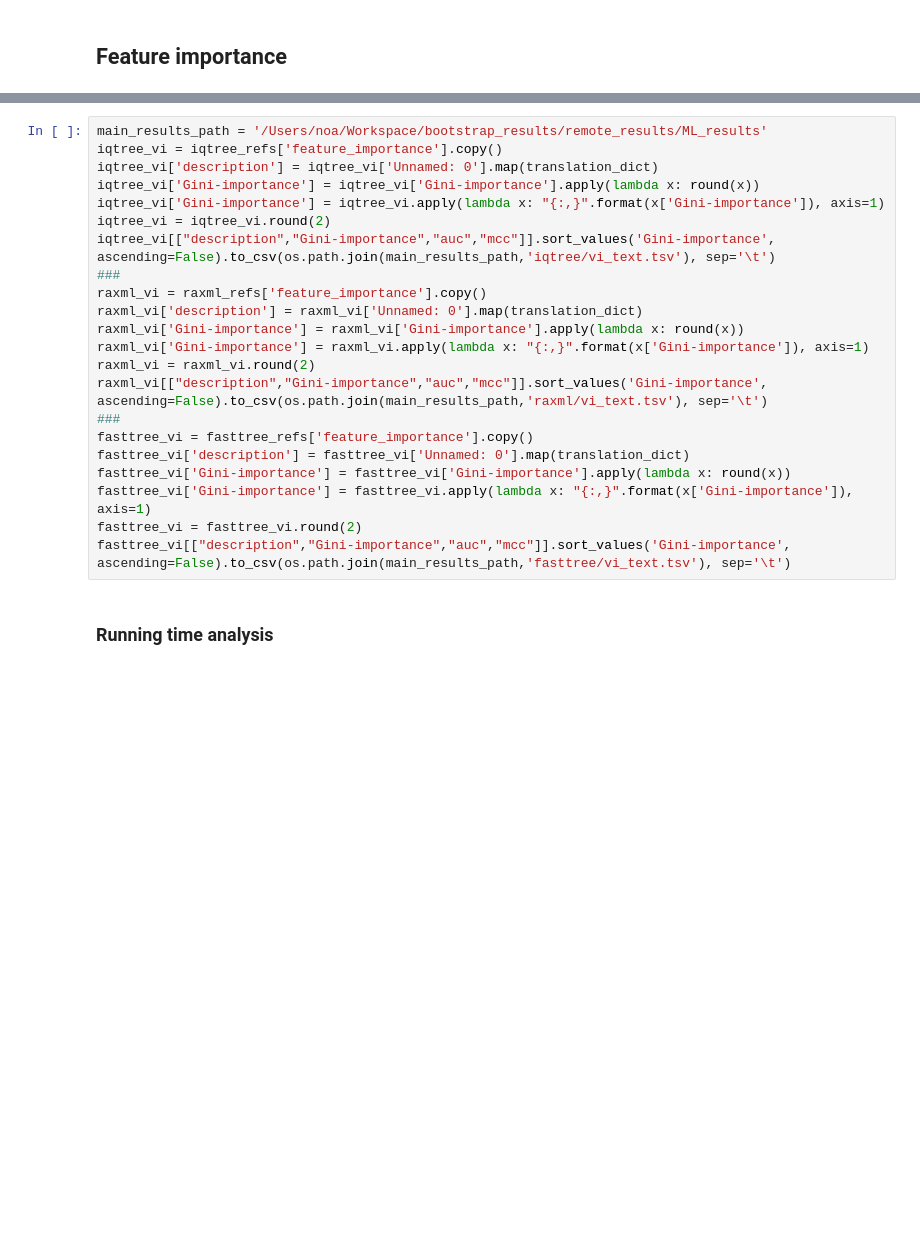
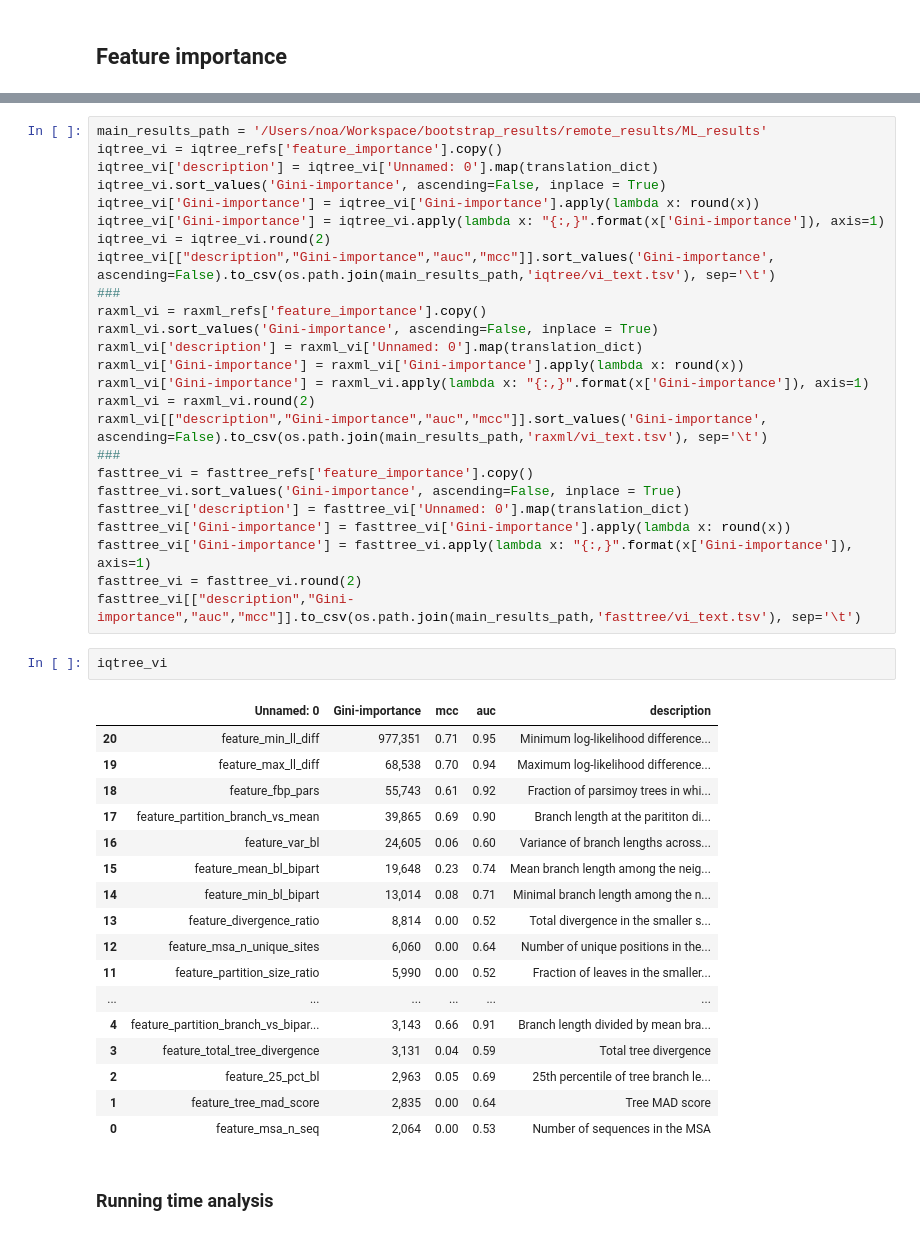
Before and after one commit to noaeker/bootstrap_repo, a Jupyter notebook: python notebooks/Untitled.ipynb, the cells around one changed output, grey strips where cells are left out. Cells and saved outputs as stored; diff of their text form; blank space fills up the shorter version.

```diff
--- a/python notebooks/Untitled.ipynb
+++ b/python notebooks/Untitled.ipynb
@@ -250,12 +216,14 @@ translation_dict = {"feature_min_ll_diff_opt=True_model_False": "Minimum log-lik
 main_results_path = '/Users/noa/Workspace/bootstrap_results/remote_results/ML_results'
 iqtree_vi = iqtree_refs['feature_importance'].copy()
 iqtree_vi['description'] = iqtree_vi['Unnamed: 0'].map(translation_dict)
+iqtree_vi.sort_values('Gini-importance', ascending=False, inplace = True)
 iqtree_vi['Gini-importance'] = iqtree_vi['Gini-importance'].apply(lambda x: round(x))
 iqtree_vi['Gini-importance'] = iqtree_vi.apply(lambda x: "{:,}".format(x['Gini-importance']), axis=1)
 iqtree_vi = iqtree_vi.round(2)
 iqtree_vi[["description","Gini-importance","auc","mcc"]].sort_values('Gini-importance', ascending=False).to_csv(os.path.join(main_results_path,'iqtree/vi_text.tsv'), sep='\t')
 ###
 raxml_vi = raxml_refs['feature_importance'].copy()
+raxml_vi.sort_values('Gini-importance', ascending=False, inplace = True)
 raxml_vi['description'] = raxml_vi['Unnamed: 0'].map(translation_dict)
 raxml_vi['Gini-importance'] = raxml_vi['Gini-importance'].apply(lambda x: round(x))
 raxml_vi['Gini-importance'] = raxml_vi.apply(lambda x: "{:,}".format(x['Gini-importance']), axis=1)
@@ -263,11 +231,32 @@ raxml_vi = raxml_vi.round(2)
 raxml_vi[["description","Gini-importance","auc","mcc"]].sort_values('Gini-importance', ascending=False).to_csv(os.path.join(main_results_path,'raxml/vi_text.tsv'), sep='\t')
 ###
 fasttree_vi = fasttree_refs['feature_importance'].copy()
+fasttree_vi.sort_values('Gini-importance', ascending=False, inplace = True)
 fasttree_vi['description'] = fasttree_vi['Unnamed: 0'].map(translation_dict)
 fasttree_vi['Gini-importance'] = fasttree_vi['Gini-importance'].apply(lambda x: round(x))
 fasttree_vi['Gini-importance'] = fasttree_vi.apply(lambda x: "{:,}".format(x['Gini-importance']), axis=1)
 fasttree_vi = fasttree_vi.round(2)
-fasttree_vi[["description","Gini-importance","auc","mcc"]].sort_values('Gini-importance', ascending=False).to_csv(os.path.join(main_results_path,'fasttree/vi_text.tsv'), sep='\t')
+fasttree_vi[["description","Gini-importance","auc","mcc"]].to_csv(os.path.join(main_results_path,'fasttree/vi_text.tsv'), sep='\t')
+# %%
+iqtree_vi
+# %% [output]
+|  | Unnamed: 0 | Gini-importance | mcc | auc | description |
+| 20 | feature_min_ll_diff | 977,351 | 0.71 | 0.95 | Minimum log-likelihood difference... |
+| 19 | feature_max_ll_diff | 68,538 | 0.70 | 0.94 | Maximum log-likelihood difference... |
+| 18 | feature_fbp_pars | 55,743 | 0.61 | 0.92 | Fraction of parsimoy trees in whi... |
+| 17 | feature_partition_branch_vs_mean | 39,865 | 0.69 | 0.90 | Branch length at the parititon di... |
+| 16 | feature_var_bl | 24,605 | 0.06 | 0.60 | Variance of branch lengths across... |
+| 15 | feature_mean_bl_bipart | 19,648 | 0.23 | 0.74 | Mean branch length among the neig... |
+| 14 | feature_min_bl_bipart | 13,014 | 0.08 | 0.71 | Minimal branch length among the n... |
+| 13 | feature_divergence_ratio | 8,814 | 0.00 | 0.52 | Total divergence in the smaller s... |
+| 12 | feature_msa_n_unique_sites | 6,060 | 0.00 | 0.64 | Number of unique positions in the... |
+| 11 | feature_partition_size_ratio | 5,990 | 0.00 | 0.52 | Fraction of leaves in the smaller... |
+| ... | ... | ... | ... | ... | ... |
+| 4 | feature_partition_branch_vs_bipar... | 3,143 | 0.66 | 0.91 | Branch length divided by mean bra... |
+| 3 | feature_total_tree_divergence | 3,131 | 0.04 | 0.59 | Total tree divergence |
+| 2 | feature_25_pct_bl | 2,963 | 0.05 | 0.69 | 25th percentile of tree branch le... |
+| 1 | feature_tree_mad_score | 2,835 | 0.00 | 0.64 | Tree MAD score |
+| 0 | feature_msa_n_seq | 2,064 | 0.00 | 0.53 | Number of sequences in the MSA |
 # %% [markdown]
 ### Running time analysis
 # %%
```
Also changed, not shown: parts of 10 cells of this notebook, 3 other files.
